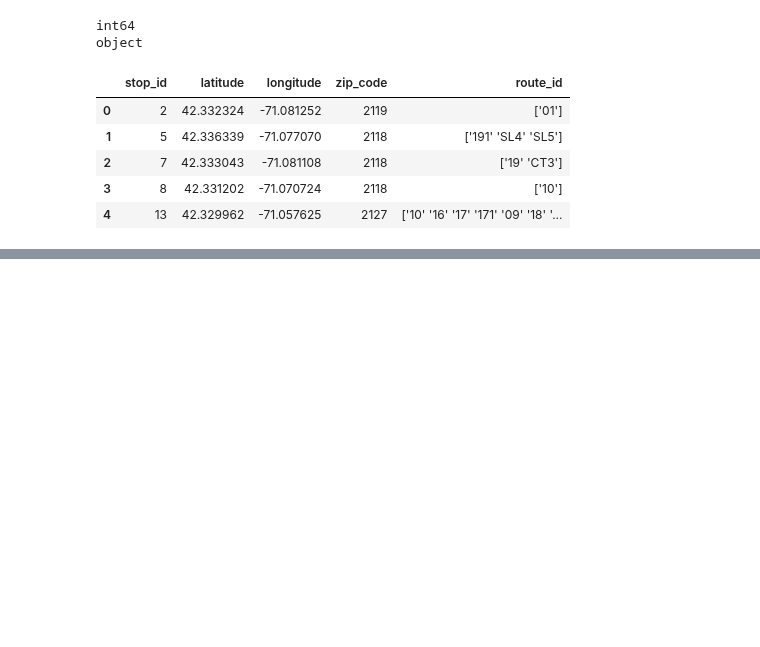
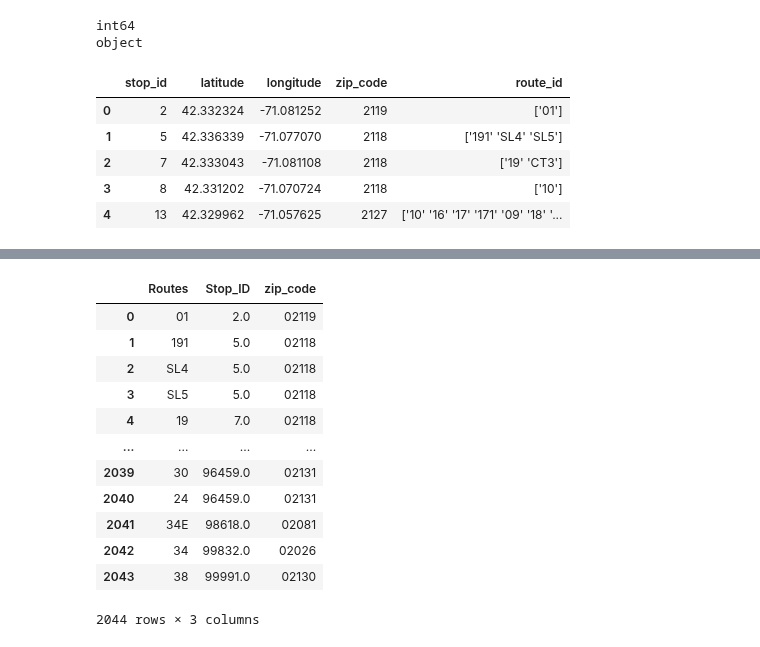
Before and after one commit to BU-Spark/ds-boston-transit-performance, a Jupyter notebook: fa23-team-c/MergingNeighbourhoodstoRoutes.ipynb, the cells around one changed output, grey strips where cells are left out. Saved outputs shown, nothing was run; the diff lists cells and outputs as text; code cells hidden in the pictures; blank space fills up the shorter version.

```diff
--- a/fa23-team-c/MergingNeighbourhoodstoRoutes.ipynb
+++ b/fa23-team-c/MergingNeighbourhoodstoRoutes.ipynb
@@ -53 +75,18 @@ result_df.head()
+# %%
+df['Routes'] = df['Routes'].str.replace("'", "").str.replace("[", "").str.replace("]", "")
+df
+# %% [output]
+|  | Routes | Stop_ID | zip_code |
+| 0 | 01 | 2.0 | 02119 |
+| 1 | 191 | 5.0 | 02118 |
+| 2 | SL4 | 5.0 | 02118 |
+| 3 | SL5 | 5.0 | 02118 |
+| 4 | 19 | 7.0 | 02118 |
+| ... | ... | ... | ... |
+| 2039 | 30 | 96459.0 | 02131 |
+| 2040 | 24 | 96459.0 | 02131 |
+| 2041 | 34E | 98618.0 | 02081 |
+| 2042 | 34 | 99832.0 | 02026 |
+| 2043 | 38 | 99991.0 | 02130 |
+2044 rows × 3 columns
 # %%
```
Also changed, not shown: parts of 32 cells of this notebook.
